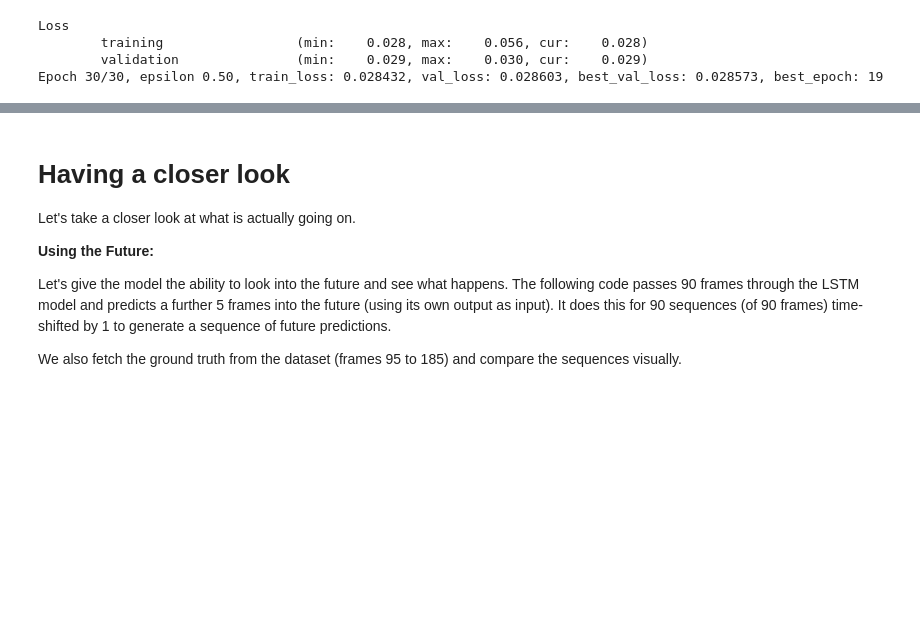
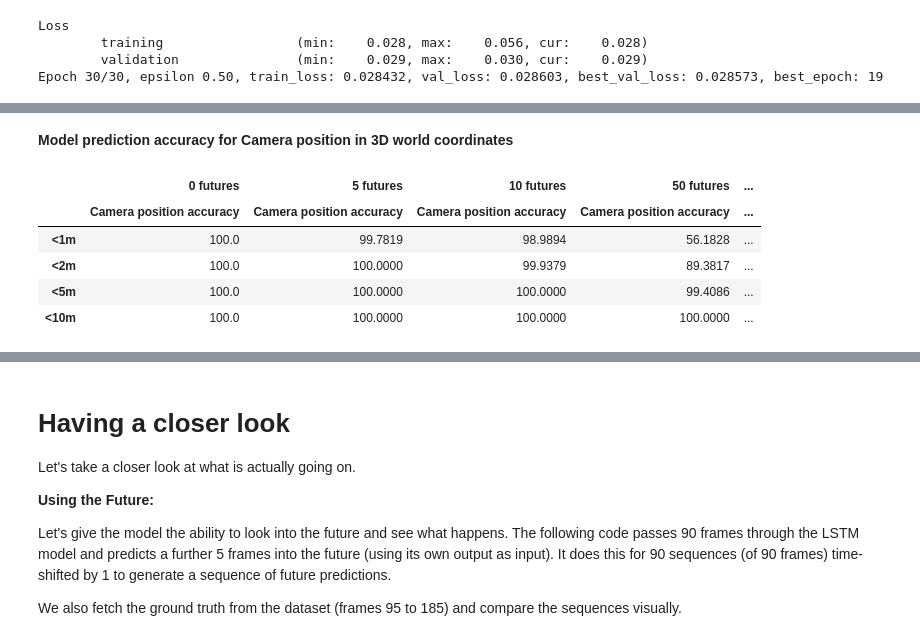
Before and after one commit to sacktock/EDVAM-models, a Jupyter notebook: LSTM_sequence.ipynb, the cells around one changed output, grey strips where cells are left out. Saved outputs shown, nothing was run; the diff lists cells and outputs as text; code cells hidden in the pictures; blank space fills up the shorter version.

```diff
--- a/LSTM_sequence.ipynb
+++ b/LSTM_sequence.ipynb
@@ -361,0 +442,12 @@ Final val_losses: 0.028573
+# %% [markdown]
+**Model prediction accuracy for Camera position in 3D world coordinates**
+# %%
+df_c.columns = pd.MultiIndex.from_product([["{} futures".format(future) for future in futures],['Camera position accuracy']])
+display(df_c)
+# %% [output]
+|  | 0 futures | 5 futures | 10 futures | 50 futures | ... |
+|  | Camera position accuracy | Camera position accuracy | Camera position accuracy | Camera position accuracy | ... |
+| <1m | 100.0 | 99.7819 | 98.9894 | 56.1828 | ... |
+| <2m | 100.0 | 100.0000 | 99.9379 | 89.3817 | ... |
+| <5m | 100.0 | 100.0000 | 100.0000 | 99.4086 | ... |
+| <10m | 100.0 | 100.0000 | 100.0000 | 100.0000 | ... |
```
Also changed, not shown: parts of 14 cells of this notebook.
